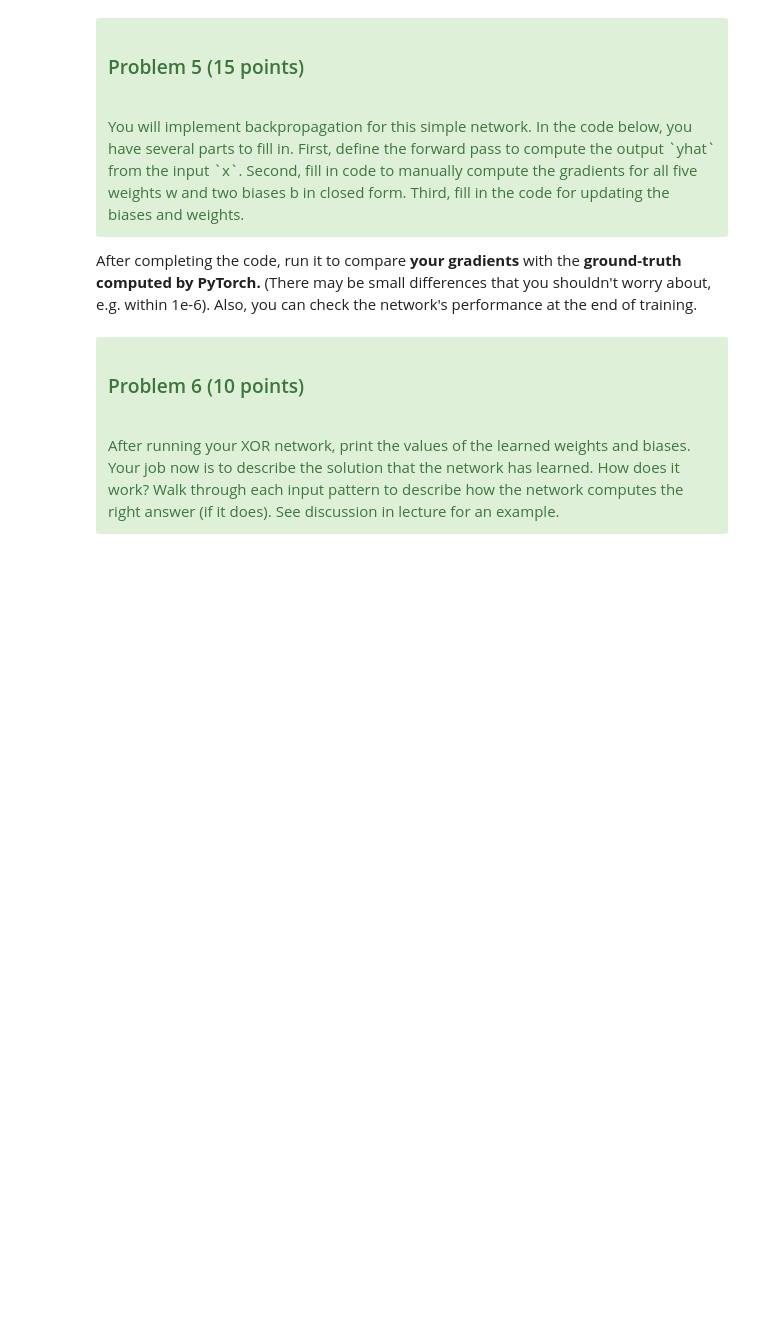
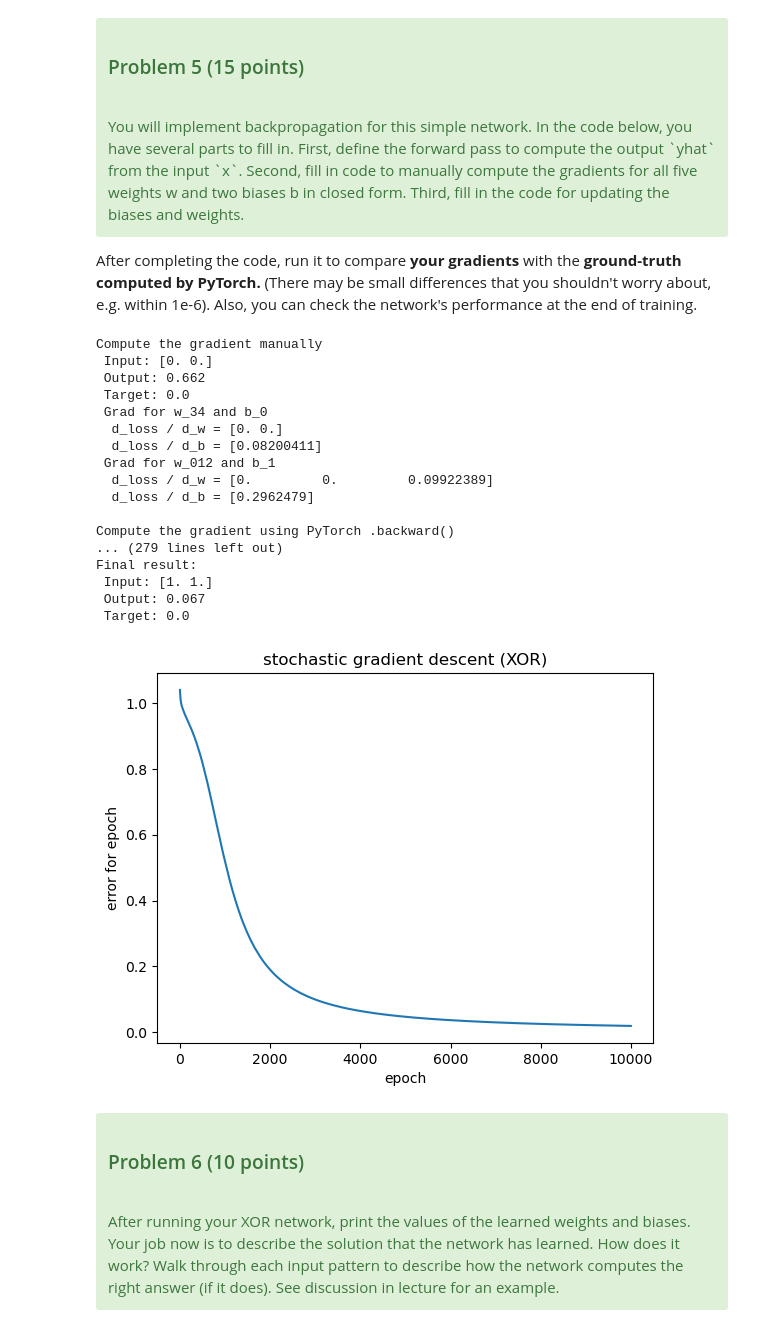
Before and after one commit to rae-lzr/1016_hw1, a Jupyter notebook: Homework-NeuralNet-B.ipynb, the cells around one changed output. Saved outputs shown, nothing was run; the diff lists cells and outputs as text; code cells hidden in the pictures; blank space fills up the shorter version.

```diff
--- a/Homework-NeuralNet-B.ipynb
+++ b/Homework-NeuralNet-B.ipynb
@@ -362,17 +425,17 @@ for e in range(nepochs):  # for each epoch
 
         # Compute the output of hidden neuron h
         # e.g., two lines like the following
-        #  net_h = ...
-        #  h = ...
+        net_h = torch.dot(w_34, x_pat) + b_0
+        h = 1.0 / (1.0 + torch.exp(-net_h))
         # TODO : YOUR CODE GOES HERE
-        raise Exception("Replace with your code.")
+        # raise Exception("Replace with your code.")
 
         # Compute the output of neuron yhat
         # e.g., two lines like the following
-        #  net_y = ...
-        #  yhat = ...
+        net_y = w_012[0] * x_pat[0] + w_012[1] * x_pat[1] + w_012[2] * h + b_1
+        yhat = 1.0 / (1.0 + torch.exp(-net_y))
         # TODO : YOUR CODE GOES HERE
-        raise Exception("Replace with your code.")
+        # raise Exception("Replace with your code.")
 
         # compute loss
         y = Y_xor[p]
@@ -392,13 +455,17 @@ for e in range(nepochs):  # for each epoch
         with torch.no_grad():
             # TODO : YOUR GRADIENT CODE GOES HERE
             #  should include at least these 4 lines (helper lines may be useful)
-            #    w_34_grad = ...
-            #    b_0_grad = ...
-            #    w_012_grad = ...
-            #    b_1_grad = ...
+            net_grad = 2 * (yhat - y) * yhat * (1 - yhat)
+            w_012_grad = torch.tensor([net_grad * x_pat[0], net_grad * x_pat[1], net_grad * h])
+            b_1_grad = net_grad
+
+            h_grad = net_grad * w_012[2] * h * (1 - h)
+            w_34_grad = torch.tensor([h_grad * x_pat[0], h_grad * x_pat[1]])
+            b_0_grad = h_grad
             #  make sure to inclose your code in the "with torch.no_grad()" wrapper,
             #   otherwise PyTorch will try to track the "gradient" of the gradient computation, which we don't want.
-            raise Exception("Replace with your code.")
+            # raise Exception("Replace with your code.")
+
         if verbose:
             print(" Grad for w_34 and b_0")
             print_grad(w_34_grad.numpy(), b_0_grad.numpy())
@@ -413,38 +480,57 @@ for e in range(nepochs):  # for each epoch
         if verbose:
             print(" Grad for w_34 and b_0")
             print_grad(w_34.grad.numpy(), b_0.grad.numpy())
             print(" Grad for w_012 and b_1")
             print_grad(w_012.grad.numpy(), b_1.grad.numpy())
             print("")
         w_34.grad.zero_()  # clear PyTorch's gradient
         b_0.grad.zero_()
         w_012.grad.zero_()
         b_1.grad.zero_()
 
         # Parameter update with gradient descent
         with torch.no_grad():
             # TODO : YOUR PARAMETER UPDATE CODE GOES HERE
             # Four lines of the form
-            # w_34 -= ...
-            # b_0 -= ...
-            # w_012 -= ...
-            # b_1 -= ...
-            raise Exception("Replace with your code.")
+            w_34 -= alpha * w_34_grad
+            b_0 -= alpha * b_0_grad
+            w_012 -= alpha * w_012_grad
+            b_1 -= alpha * b_1_grad
+            # raise Exception("Replace with your code.")
 
     if verbose == True:
         verbose = False
     track_error.append(error_epoch)
     if e % 50 == 0:
         print("epoch " + str(e) + "; error=" + str(round(error_epoch, 3)))
 
 # track output of gradient descent
 plt.figure()
 plt.clf()
 plt.plot(track_error)
 plt.title("stochastic gradient descent (XOR)")
 plt.ylabel("error for epoch")
 plt.xlabel("epoch")
 plt.show()
+# %% [output]
+Compute the gradient manually
+ Input: [0. 0.]
+ Output: 0.662
+ Target: 0.0
+ Grad for w_34 and b_0
+  d_loss / d_w = [0. 0.]
+  d_loss / d_b = [0.08200411]
+ Grad for w_012 and b_1
+  d_loss / d_w = [0.         0.         0.09922389]
+  d_loss / d_b = [0.2962479]
+
+Compute the gradient using PyTorch .backward()
+... (279 lines left out)
+Final result:
+ Input: [1. 1.]
+ Output: 0.067
+ Target: 0.0
+[figure, added]
 # %% [markdown]
 <div class="alert alert-success" role="alert">
 <h3> Problem 6 (10 points) </h3>
```
Also changed, not shown: parts of 12 cells of this notebook, 1 other file.
